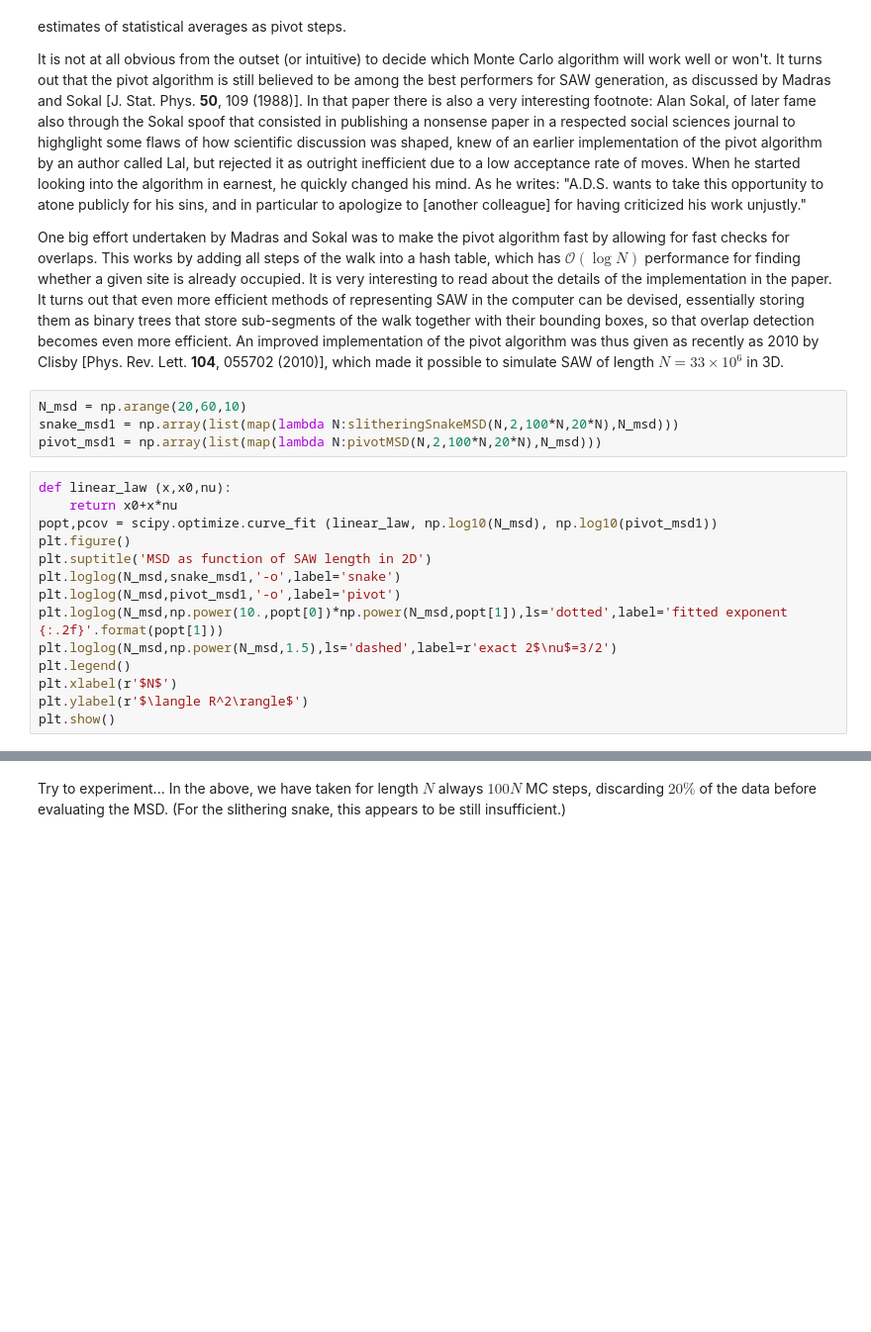
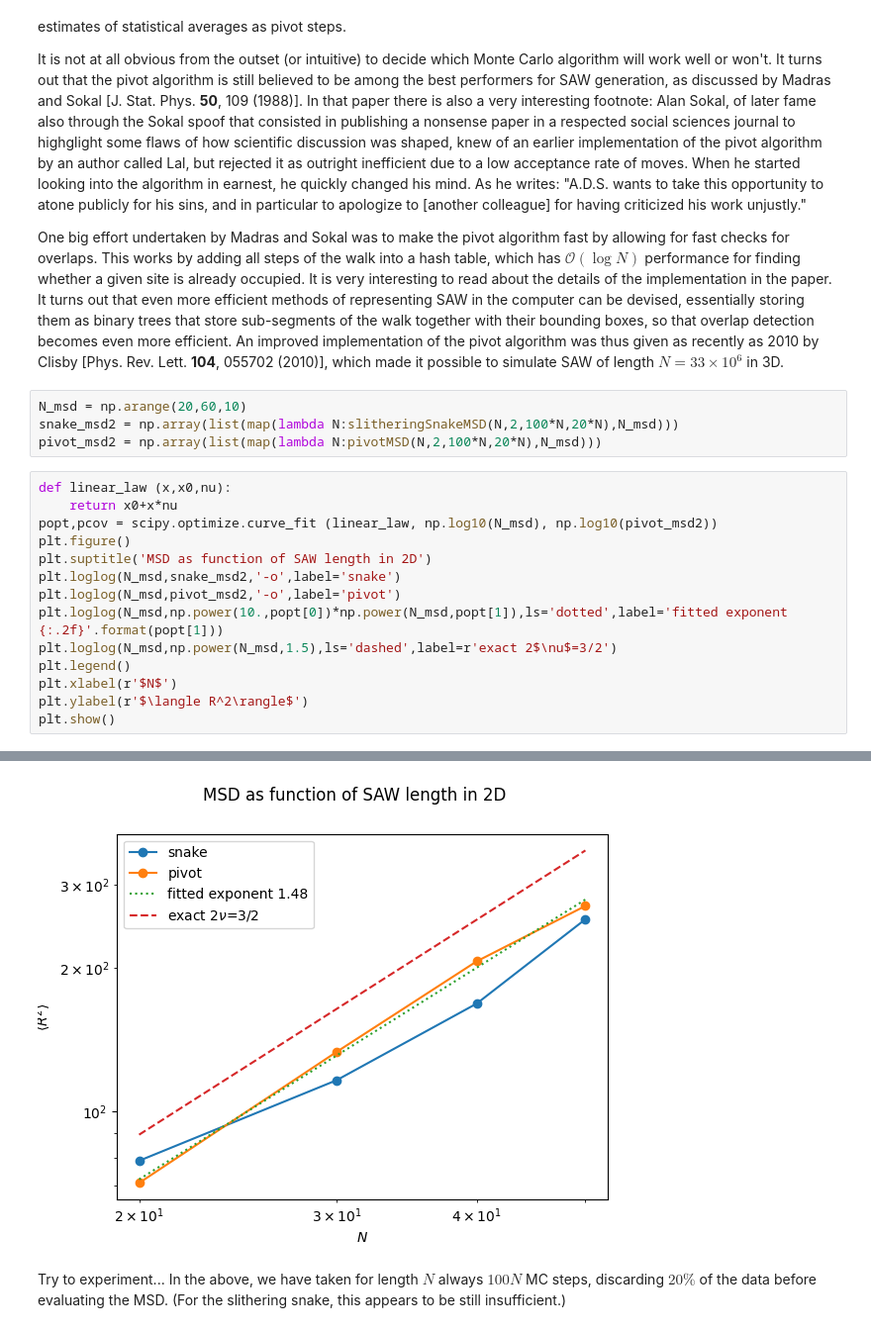
Before and after one commit to thvoigtmann/stochastic-processes, a Jupyter notebook: saw.ipynb, the cells around one changed output, grey strips where cells are left out. Shown at 99% size. Cells and saved outputs as stored; diff of their text form; blank space fills up the shorter version.

```diff
--- a/saw.ipynb
+++ b/saw.ipynb
@@ -327,16 +324,16 @@ It is not at all obvious from the outset (or intuitive) to decide which Monte Ca
 One big effort undertaken by Madras and Sokal was to make the pivot algorithm fast by allowing for fast checks for overlaps. This works by adding all steps of the walk into a hash table, which has $\mathcal O(\log N)$ performance for finding whether a given site is already occupied. It is very interesting to read about the details of the implementation in the paper. It turns out that even more efficient methods of representing SAW in the computer can be devised, essentially storing them as binary trees that store sub-segments of the walk together with their bounding boxes, so that overlap detection becomes even more efficient. An improved implementation of the pivot algorithm was thus given as recently as 2010 by Clisby [Phys. Rev. Lett. **104**, 055702 (2010)], which made it possible to simulate SAW of length $N=33\times 10^6$ in 3D.
 # %%
 N_msd = np.arange(20,60,10)
-snake_msd1 = np.array(list(map(lambda N:slitheringSnakeMSD(N,2,100*N,20*N),N_msd)))
-pivot_msd1 = np.array(list(map(lambda N:pivotMSD(N,2,100*N,20*N),N_msd)))
+snake_msd2 = np.array(list(map(lambda N:slitheringSnakeMSD(N,2,100*N,20*N),N_msd)))
+pivot_msd2 = np.array(list(map(lambda N:pivotMSD(N,2,100*N,20*N),N_msd)))
 # %%
 def linear_law (x,x0,nu):
     return x0+x*nu
-popt,pcov = scipy.optimize.curve_fit (linear_law, np.log10(N_msd), np.log10(pivot_msd1))
+popt,pcov = scipy.optimize.curve_fit (linear_law, np.log10(N_msd), np.log10(pivot_msd2))
 plt.figure()
 plt.suptitle('MSD as function of SAW length in 2D')
-plt.loglog(N_msd,snake_msd1,'-o',label='snake')
-plt.loglog(N_msd,pivot_msd1,'-o',label='pivot')
+plt.loglog(N_msd,snake_msd2,'-o',label='snake')
+plt.loglog(N_msd,pivot_msd2,'-o',label='pivot')
 plt.loglog(N_msd,np.power(10.,popt[0])*np.power(N_msd,popt[1]),ls='dotted',label='fitted exponent {:.2f}'.format(popt[1]))
 plt.loglog(N_msd,np.power(N_msd,1.5),ls='dashed',label=r'exact 2$\nu$=3/2')
 plt.legend()
@@ -349,3 +344,4 @@ plt.show()
+[figure, added]
 # %% [markdown]
 Try to experiment... In the above, we have taken for length $N$ always $100N$ MC steps, discarding $20\%$ of the data before evaluating the MSD. (For the slithering snake, this appears to be still insufficient.)
 # %% [markdown]
```
Also changed, not shown: parts of 8 cells of this notebook.
